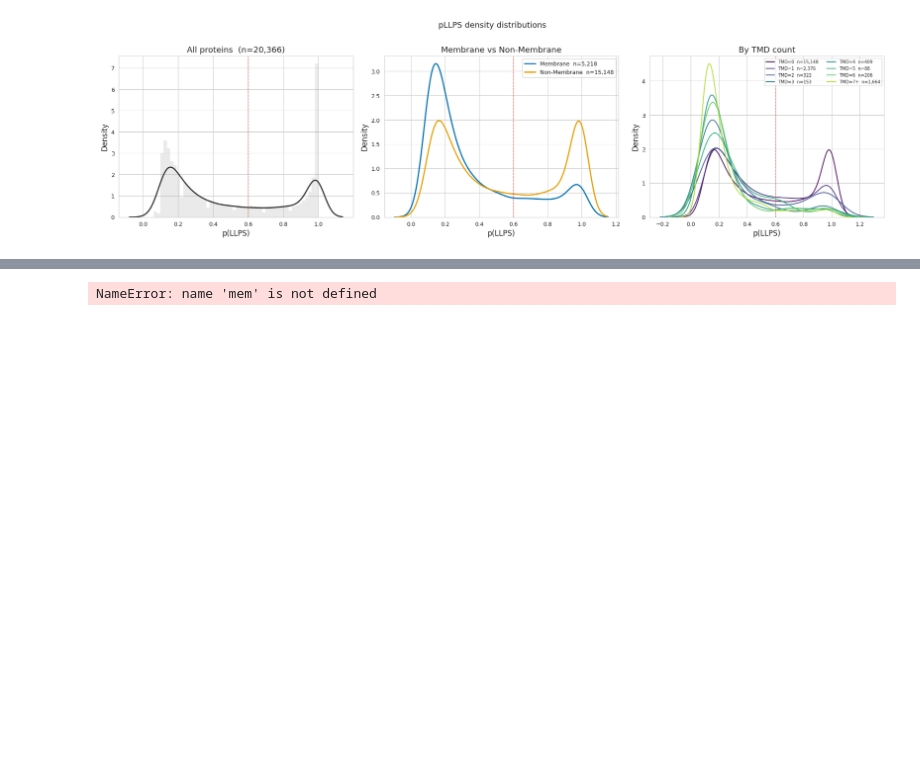
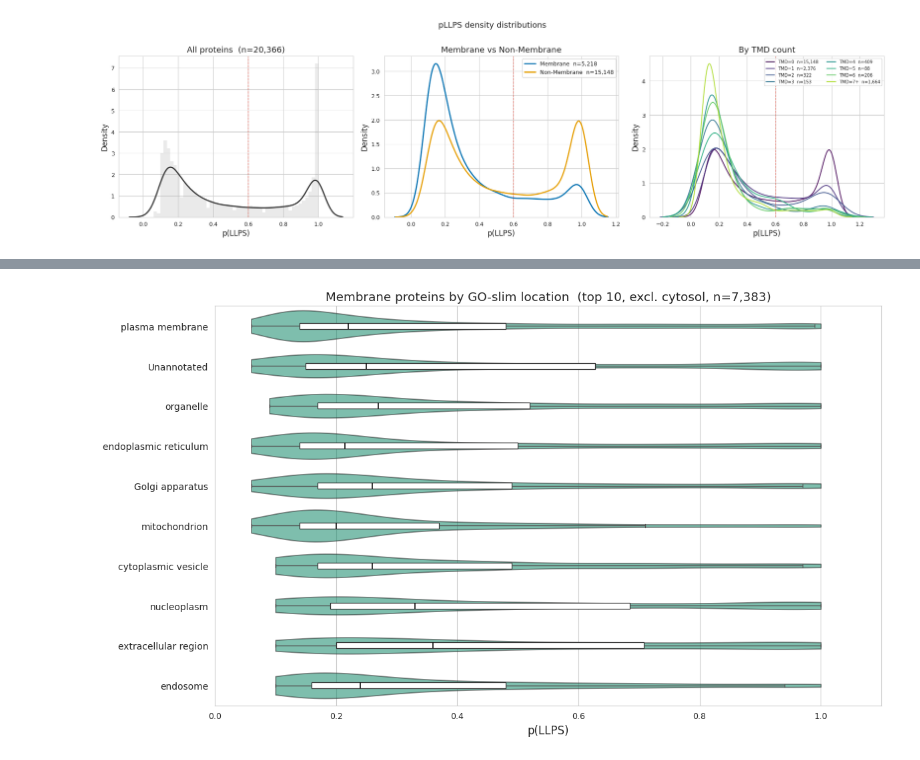
Before and after one commit to j-a-hill/mem_prot_llps, a Jupyter notebook: notebooks/02_plot.ipynb, the cells around one changed output, grey strips where cells are left out. Saved outputs shown, nothing was run; the diff lists cells and outputs as text; code cells hidden in the pictures; blank space fills up the shorter version.

```diff
--- a/notebooks/02_plot.ipynb
+++ b/notebooks/02_plot.ipynb
@@ -344,36 +241,31 @@ plt.show()
 # %%
-# Fig 7 — Membrane subset: pLLPS by exploded GO-slim location, violin + box (top 20, excl. cytosol, incl. unknown)
+# Fig 7 — Membrane subset: pLLPS by exploded GO-slim location (top 10, excl. cytosol)
 loc_long = (
     mem[["p(LLPS)", "Location_Slim_Plot"]]
     .explode("Location_Slim_Plot")
     .dropna(subset=["Location_Slim_Plot"])
     .query("Location_Slim_Plot != 'Other' and Location_Slim_Plot != ''")
     .rename(columns={"Location_Slim_Plot": "Location"})
 )
-loc_long = loc_long[loc_long["Location"] != "cytosol"]  # exclude cytosol, keep unknown/Unannotated
+loc_long = loc_long[loc_long["Location"] != "cytosol"]
 loc_counts = loc_long["Location"].value_counts()
-top_locs = loc_counts.nlargest(20).index
+top_locs = loc_counts.nlargest(10).index
 loc_long = loc_long[loc_long["Location"].isin(top_locs)].copy()
 order_locs = loc_counts.loc[top_locs].sort_values(ascending=False).index.tolist()
 
 fig, ax = plt.subplots(figsize=(12, max(7, 0.42 * len(order_locs) + 1.5)))
 sns.violinplot(data=loc_long, y="Location", x="p(LLPS)", order=order_locs,
-               inner="quartile", cut=0, ax=ax)
+               inner=None, cut=0, color=C["Cytosolic"], alpha=0.55, ax=ax)
+sns.boxplot(data=loc_long, y="Location", x="p(LLPS)", order=order_locs,
+            width=0.15, showfliers=False, ax=ax,
+            boxprops={"facecolor": "white", "edgecolor": "#333333", "linewidth": 0.9},
+            whiskerprops={"color": "#555555"}, capprops={"color": "#555555"},
+            medianprops={"color": "#111111", "linewidth": 1.2})
 ax.set(xlim=(0, 1.1), xlabel="p(LLPS)", ylabel="")
 ax.tick_params(axis="y", labelsize=10)
-ax.set_title(f"Membrane proteins by exploded GO-slim location  (top 20, excl. cytosol, n={len(loc_long):,})")
+ax.set_title(f"Membrane proteins by GO-slim location  (top 10, excl. cytosol, n={len(loc_long):,})")
 plt.tight_layout()
-plt.savefig(FIG_DIR / "fig7_membrane_by_location_violin.png", dpi=300, bbox_inches="tight")
+plt.savefig(FIG_DIR / "fig7_membrane_by_location.png", dpi=300, bbox_inches="tight")
 plt.show()
-
-fig, ax = plt.subplots(figsize=(12, max(7, 0.42 * len(order_locs) + 1.5)))
-sns.boxplot(data=loc_long, y="Location", x="p(LLPS)", order=order_locs,
-            width=0.4, showfliers=False, ax=ax)
-ax.set(xlim=(0, 1.1), xlabel="p(LLPS)", ylabel="")
-ax.tick_params(axis="y", labelsize=10)
-ax.set_title(f"Membrane proteins by exploded GO-slim location  (top 20, excl. cytosol, n={len(loc_long):,})")
-plt.tight_layout()
-plt.savefig(FIG_DIR / "fig7_membrane_by_location_box.png", dpi=300, bbox_inches="tight")
-plt.show()
 # %% [output]
-NameError: name 'mem' is not defined
+[figure, added]
```
Also changed, not shown: parts of 8 cells of this notebook, 1 other file.
